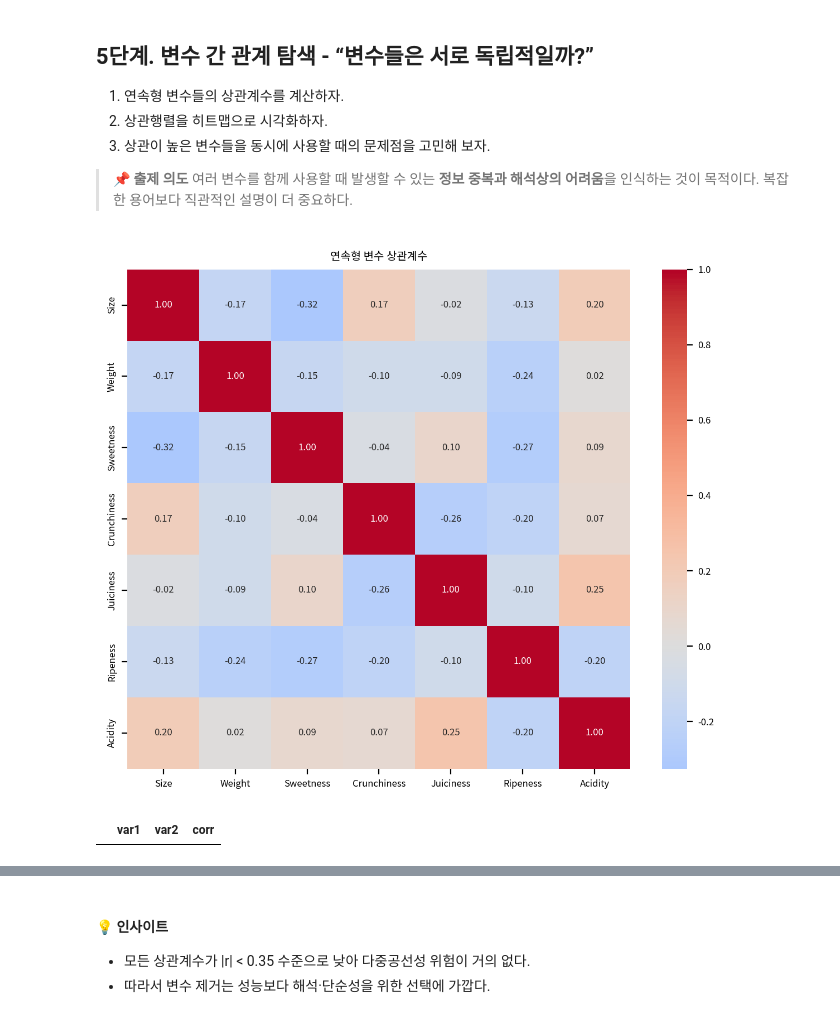
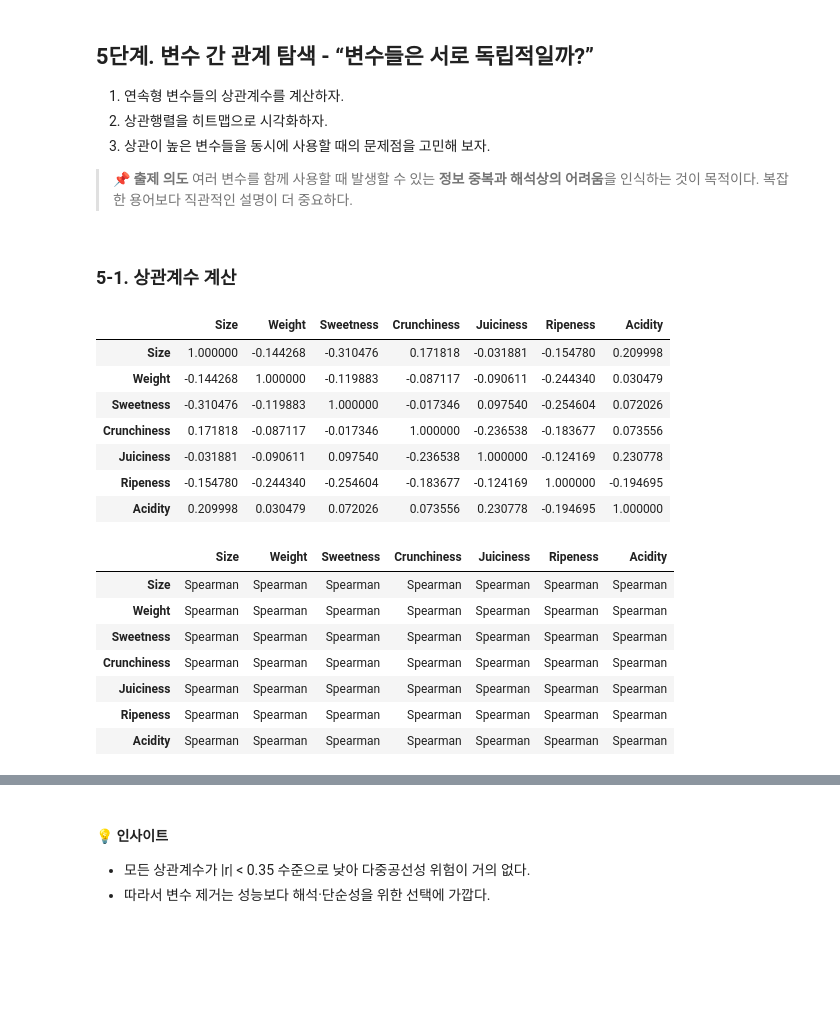
Before and after one commit to leekh4232/hossam-py, a Jupyter notebook: [캡스톤-06] 로지스틱ㅣ사과 품질 분류ㅣ풀이.ipynb, the cells around one changed output, grey strips where cells are left out. Saved outputs shown, nothing was run; the diff lists cells and outputs as text; code cells hidden in the pictures; blank space fills up the shorter version.

```diff
--- a/[캡스톤-06] 로지스틱ㅣ사과 품질 분류ㅣ풀이.ipynb
+++ b/[캡스톤-06] 로지스틱ㅣ사과 품질 분류ㅣ풀이.ipynb
@@ -274,0 +178,20 @@ Name: outlier_count, dtype: int64
+# %%
+fig, ax = hs_plot.get_default_ax(
+    width=740, height=480, rows=3, cols=3, flatten=True, ws=1, hs=1
+)
+
+i = 0
+for f in feature_cols:
+    hs_plot.histplot(
+        df=df,
+        xname=f,
+        kde=True,
+        ax=ax[i],
+        callback=lambda ax: ax.set_title(f, fontsize=10),
+    )
+    i += 1
+
+for a in range(i, len(ax)):
+    ax[a].axis("off")
+
+hs_plot.finalize_plot(ax)
@@ -352,34 +286,26 @@ display(median_gap.sort_values("good-bad", ascending=False))
 > 여러 변수를 함께 사용할 때 발생할 수 있는
 > **정보 중복과 해석상의 어려움**을 인식하는 것이 목적이다.
 > 복잡한 용어보다 직관적인 설명이 더 중요하다.
+# %% [markdown]
+### 5-1. 상관계수 계산
 # %%
-# 5단계 풀이: 상관계수와 히트맵
-feature_cols = [
-    "Size",
-    "Weight",
-    "Sweetness",
-    "Crunchiness",
-    "Juiciness",
-    "Ripeness",
-    "Acidity",
-]
-corr = df[feature_cols].corr()
-
-plt.figure(figsize=(6, 5), dpi=my_dpi)
-sb.heatmap(corr, annot=True, fmt=".2f", cmap="coolwarm", center=0)
-plt.title("연속형 변수 상관계수")
-plt.tight_layout()
-plt.show()
-
-high_pairs = [
-    {"var1": i, "var2": j, "corr": corr.loc[i, j]}
-    for i in feature_cols
-    for j in feature_cols
-    if i < j and abs(corr.loc[i, j]) >= 0.5
-]
-display(
-    DataFrame(high_pairs) if high_pairs else DataFrame(columns=["var1", "var2", "corr"])
-)
+corr, types = hs_stats.corr(df, *feature_cols)
+display(corr)
+display(types)
 # %% [output]
-[figure, removed]
-|  | var1 | var2 | corr |
+|  | Size | Weight | Sweetness | Crunchiness | Juiciness | Ripeness | Acidity |
+| Size | 1.000000 | -0.144268 | -0.310476 | 0.171818 | -0.031881 | -0.154780 | 0.209998 |
+| Weight | -0.144268 | 1.000000 | -0.119883 | -0.087117 | -0.090611 | -0.244340 | 0.030479 |
+| Sweetness | -0.310476 | -0.119883 | 1.000000 | -0.017346 | 0.097540 | -0.254604 | 0.072026 |
+| Crunchiness | 0.171818 | -0.087117 | -0.017346 | 1.000000 | -0.236538 | -0.183677 | 0.073556 |
+| Juiciness | -0.031881 | -0.090611 | 0.097540 | -0.236538 | 1.000000 | -0.124169 | 0.230778 |
+| Ripeness | -0.154780 | -0.244340 | -0.254604 | -0.183677 | -0.124169 | 1.000000 | -0.194695 |
+| Acidity | 0.209998 | 0.030479 | 0.072026 | 0.073556 | 0.230778 | -0.194695 | 1.000000 |
+|  | Size | Weight | Sweetness | Crunchiness | Juiciness | Ripeness | Acidity |
+| Size | Spearman | Spearman | Spearman | Spearman | Spearman | Spearman | Spearman |
+| Weight | Spearman | Spearman | Spearman | Spearman | Spearman | Spearman | Spearman |
+| Sweetness | Spearman | Spearman | Spearman | Spearman | Spearman | Spearman | Spearman |
+| Crunchiness | Spearman | Spearman | Spearman | Spearman | Spearman | Spearman | Spearman |
+| Juiciness | Spearman | Spearman | Spearman | Spearman | Spearman | Spearman | Spearman |
+| Ripeness | Spearman | Spearman | Spearman | Spearman | Spearman | Spearman | Spearman |
+| Acidity | Spearman | Spearman | Spearman | Spearman | Spearman | Spearman | Spearman |
```
Also changed, not shown: parts of 31 cells of this notebook, 28 other files.
